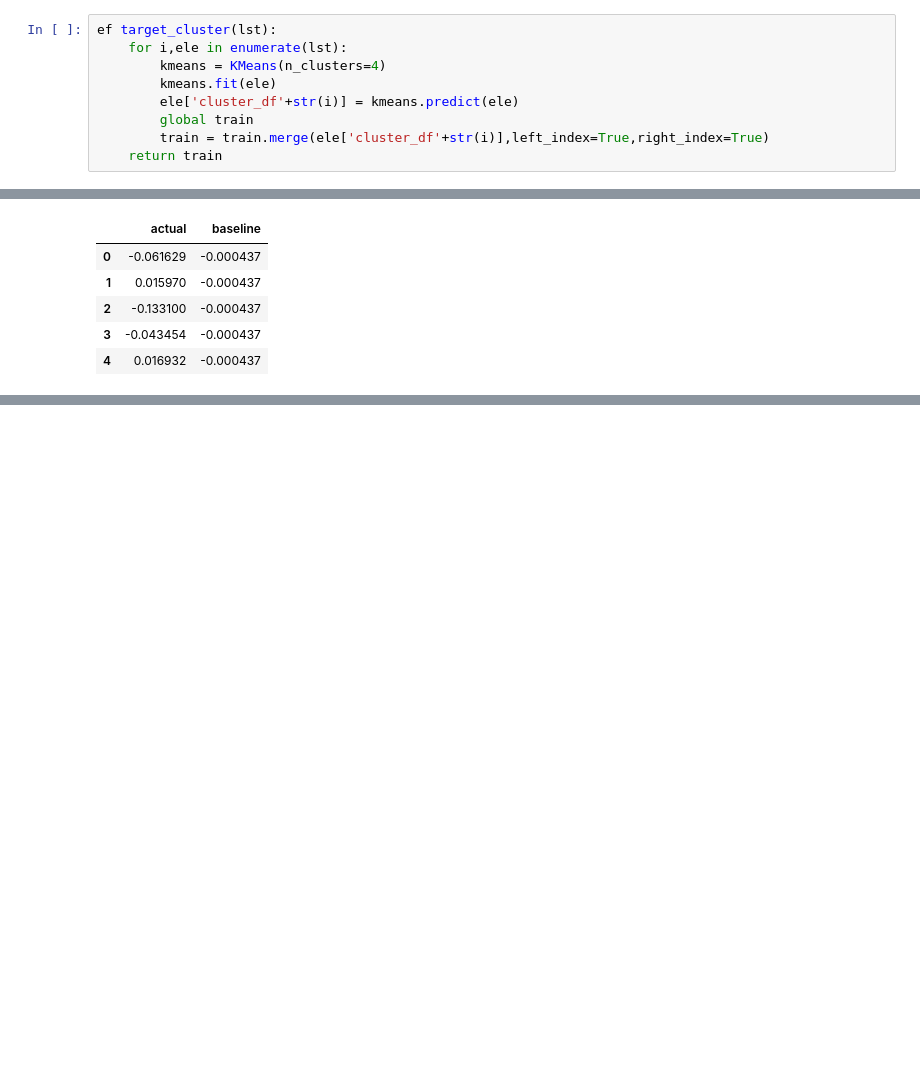
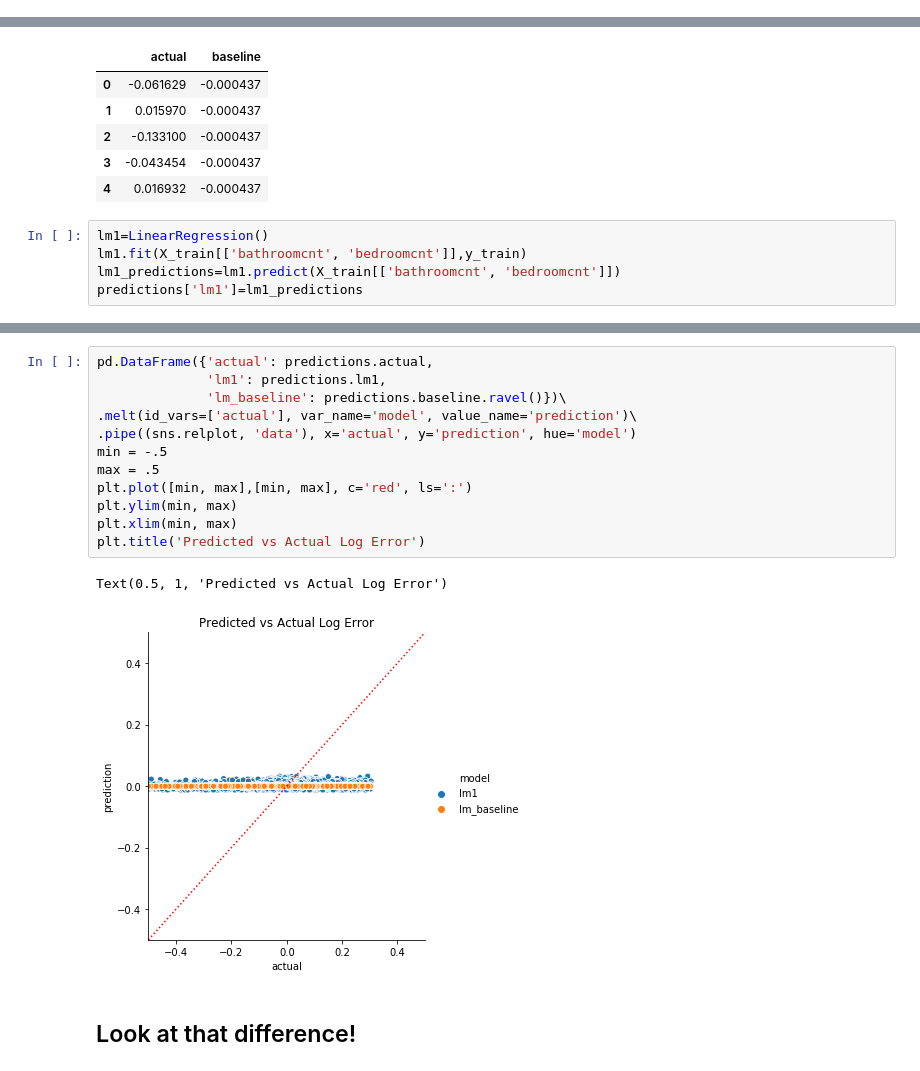
Before and after one commit to Osdorn-Typewriter-Repair/osdorn_project, a Jupyter notebook: osdorn_project_sean.ipynb, the cells around one changed output, grey strips where cells are left out. Drawn from its saved outputs; the diff is of its cells as text; blank space fills up the shorter version.

Commit message:
Ran Linear Regression and DecTree

```diff
--- a/osdorn_project_sean.ipynb
+++ b/osdorn_project_sean.ipynb
@@ -1011,9 +781,0 @@ target_cluster(C2)
-# %%
-ef target_cluster(lst):
-    for i,ele in enumerate(lst):
-        kmeans = KMeans(n_clusters=4)
-        kmeans.fit(ele)
-        ele['cluster_df'+str(i)] = kmeans.predict(ele)
-        global train
-        train = train.merge(ele['cluster_df'+str(i)],left_index=True,right_index=True)
-    return train
@@ -1046,3 +798,8 @@ predictions.head()
 | 2 | -0.133100 | -0.000437 |
 | 3 | -0.043454 | -0.000437 |
 | 4 | 0.016932 | -0.000437 |
+# %%
+lm1=LinearRegression()
+lm1.fit(X_train[['bathroomcnt', 'bedroomcnt']],y_train)
+lm1_predictions=lm1.predict(X_train[['bathroomcnt', 'bedroomcnt']])
+predictions['lm1']=lm1_predictions
@@ -1048,0 +836,17 @@ predictions.head()
+# %%
+pd.DataFrame({'actual': predictions.actual,
+              'lm1': predictions.lm1,
+              'lm_baseline': predictions.baseline.ravel()})\
+.melt(id_vars=['actual'], var_name='model', value_name='prediction')\
+.pipe((sns.relplot, 'data'), x='actual', y='prediction', hue='model')
+min = -.5
+max = .5
+plt.plot([min, max],[min, max], c='red', ls=':')
+plt.ylim(min, max)
+plt.xlim(min, max)
+plt.title('Predicted vs Actual Log Error')
+# %% [output]
+Text(0.5, 1, 'Predicted vs Actual Log Error')
+[figure, added]
+# %% [markdown]
+## Look at that difference!
```
Also changed, not shown: parts of 60 cells of this notebook.
